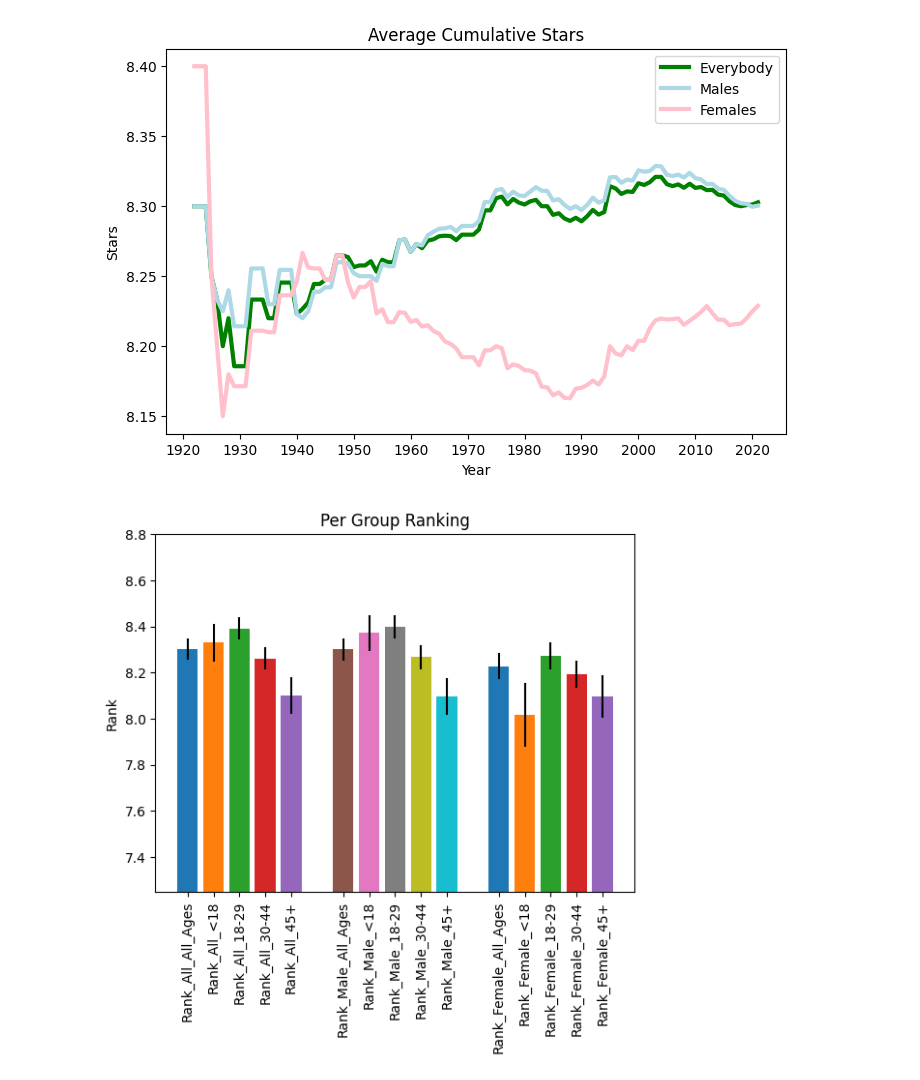
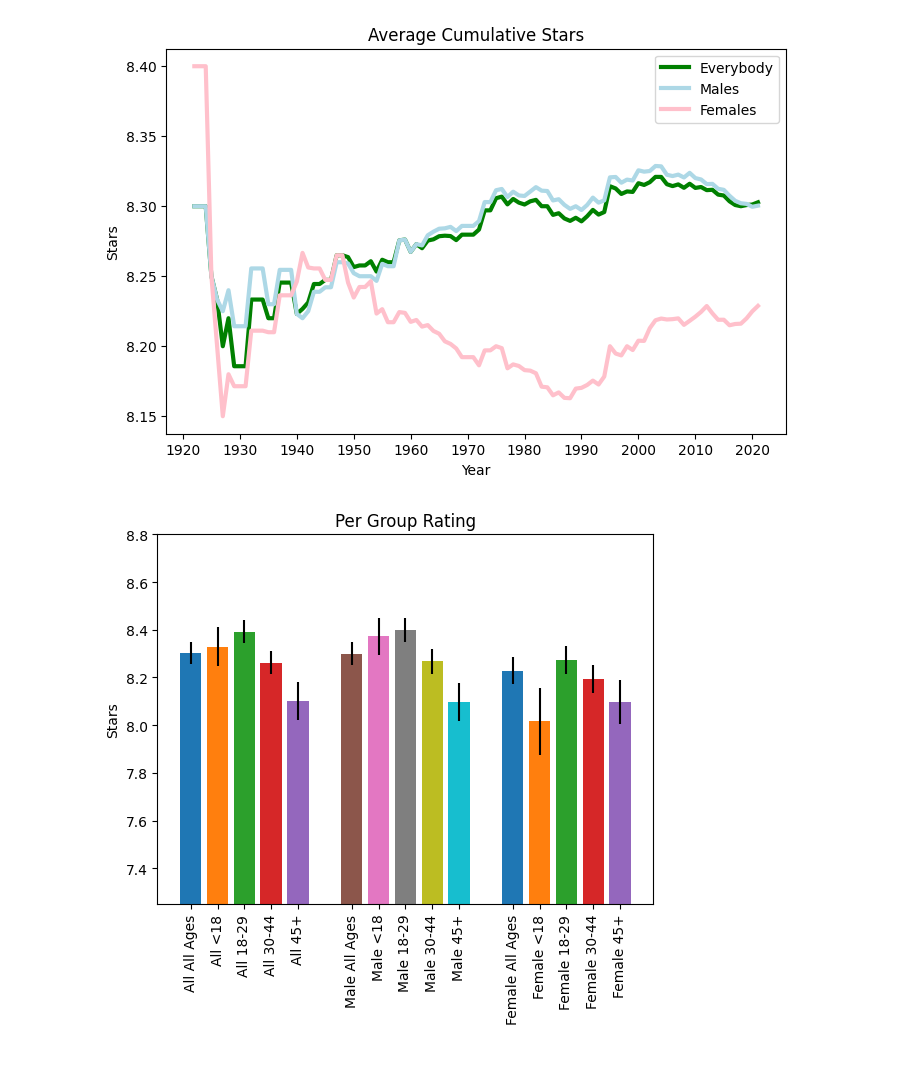
Before and after one commit to MaxTechniche/DS20_Unit_1_Build, a Jupyter notebook: Jacob_Maxfield_Unit_1_Project_Build.ipynb, the cells around one changed output. Cells and saved outputs as stored; diff of their text form; code cells hidden in the pictures.

```diff
--- a/Jacob_Maxfield_Unit_1_Project_Build.ipynb
+++ b/Jacob_Maxfield_Unit_1_Project_Build.ipynb
@@ -413,18 +417,22 @@ plt.savefig('average_stars.png', bbox_inches='tight')
 plt.show()
 # %% [output]
 [figure]
+# %%
+rank_grouping = df[[name for name in df.columns if 'Rank_' in name]]
+rank_grouping.columns = rank_grouping.columns.str.replace('Rank_','')
+rank_grouping.columns = rank_grouping.columns.str.replace('_',' ')
 # %%
-rank_grouping = df[[name for name in df.columns if 'Rank_' in name]]
+
 for x, column in zip(list(range(5)) + list(range(6, 11)) + list(range(12, 17)), rank_grouping):
   plt.bar(x, rank_grouping[column].mean(), yerr=rank_grouping[column].std()/5)
 plt.xticks(list(range(5)) + list(range(6, 11)) + list(range(12, 17)), rank_grouping, rotation=90)
 plt.ylim(7.25, 8.8)
 
-plt.ylabel('Rank')
-plt.title('Per Group Ranking')
+plt.ylabel('Stars')
+plt.title('Per Group Rating')
 
-plt.savefig('group_rankings.png', bbox_inches='tight')
+plt.savefig('group_ranking.png', bbox_inches='tight')
 
 plt.show()
 # %% [output]
-[figure, old version]
+[figure, new version]
```
Also changed, not shown: parts of 12 cells of this notebook.
